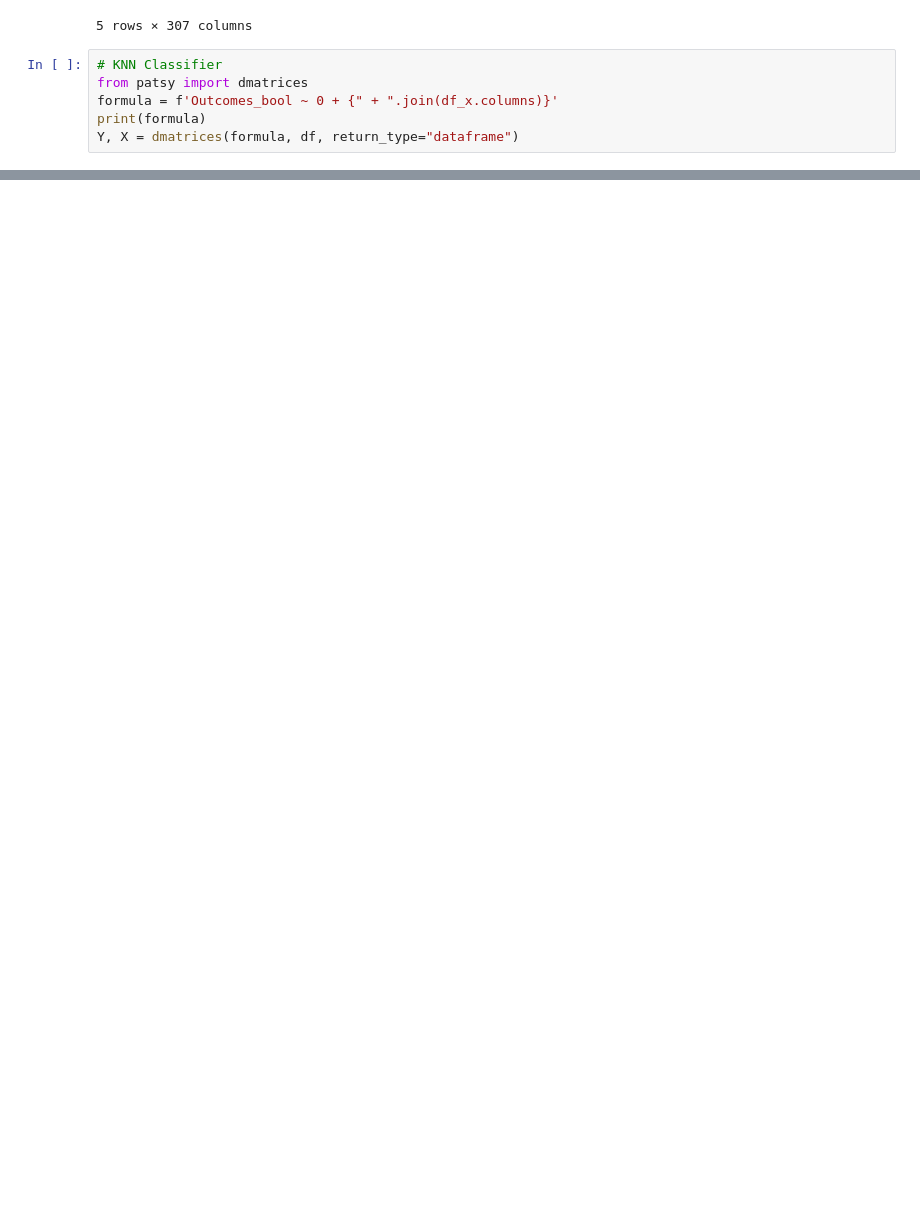
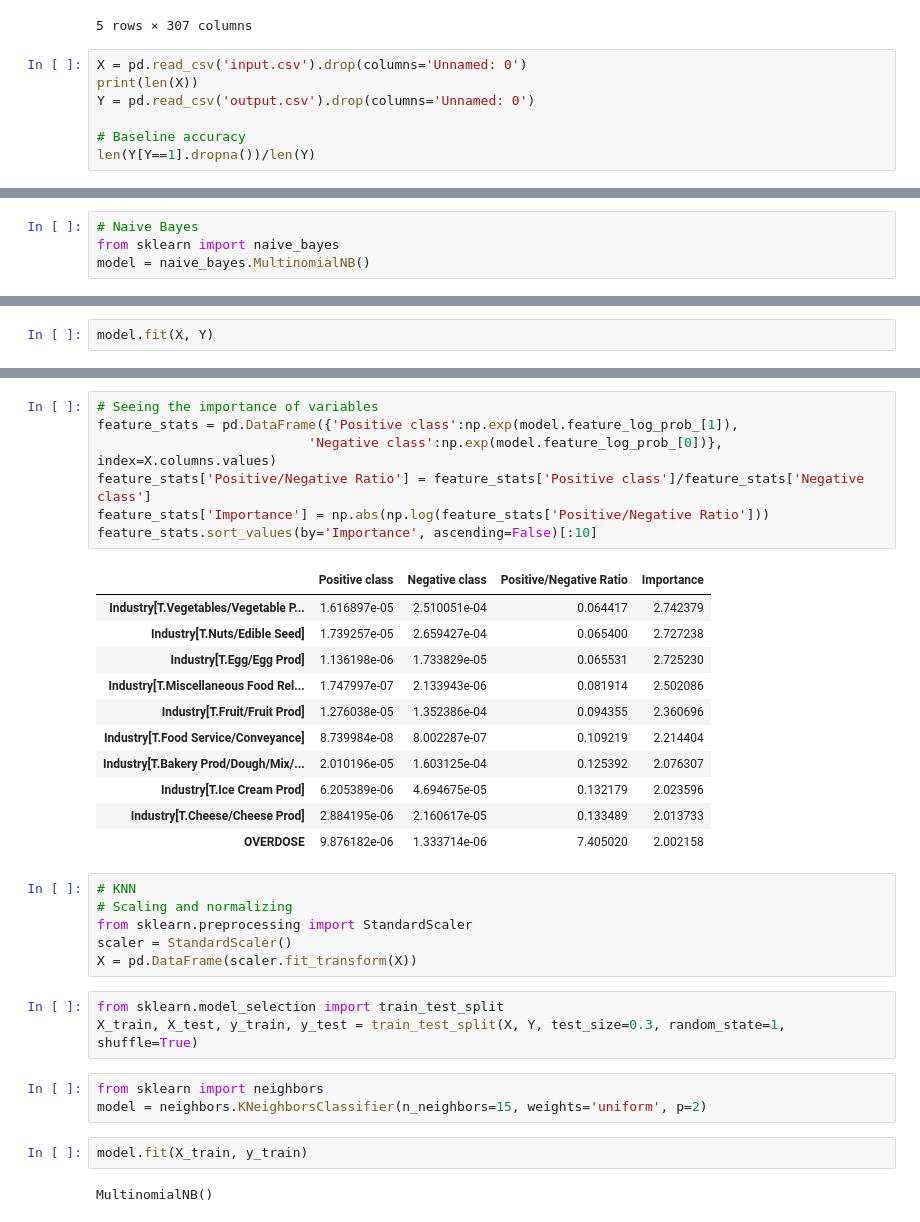
Before and after one commit to littlepham/Adverse-Food-Effects, a Jupyter notebook: Project Data Science Programming.ipynb, the cells around one changed output, grey strips where cells are left out. Cells and saved outputs as stored; diff of their text form; blank space fills up the shorter version.

Commit message:
Naive bayes and KNN

```diff
--- a/Project Data Science Programming.ipynb
+++ b/Project Data Science Programming.ipynb
@@ -390,9 +392,10 @@ df_x.head()
 | 4 | Suspect | ENFIMIL LIPIL BABY FORMULA | Baby Food Prod | NaN | 50.38559 | Female | 192 | 0.0 | ... |
 5 rows × 307 columns
 # %%
-# KNN Classifier
-from patsy import dmatrices
-formula = f'Outcomes_bool ~ 0 + {" + ".join(df_x.columns)}'
-print(formula)
-Y, X = dmatrices(formula, df, return_type="dataframe")
+X = pd.read_csv('input.csv').drop(columns='Unnamed: 0')
+print(len(X))
+Y = pd.read_csv('output.csv').drop(columns='Unnamed: 0')
+
+# Baseline accuracy
+len(Y[Y==1].dropna())/len(Y)
 # %% [output]
@@ -400,0 +404,4 @@ MemoryError: Unable to allocate 15.5 GiB for an array with shape (45683, 45682)
+# %%
+# Naive Bayes
+from sklearn import naive_bayes
+model = naive_bayes.MultinomialNB()
@@ -400,0 +411,2 @@ MemoryError: Unable to allocate 15.5 GiB for an array with shape (45683, 45682)
+# %%
+model.fit(X, Y)
@@ -400,0 +437,35 @@ MemoryError: Unable to allocate 15.5 GiB for an array with shape (45683, 45682)
+# %%
+# Seeing the importance of variables
+feature_stats = pd.DataFrame({'Positive class':np.exp(model.feature_log_prob_[1]),
+                           'Negative class':np.exp(model.feature_log_prob_[0])}, index=X.columns.values)
+feature_stats['Positive/Negative Ratio'] = feature_stats['Positive class']/feature_stats['Negative class']
+feature_stats['Importance'] = np.abs(np.log(feature_stats['Positive/Negative Ratio']))
+feature_stats.sort_values(by='Importance', ascending=False)[:10]
+# %% [output]
+|  | Positive class | Negative class | Positive/Negative Ratio | Importance |
+| Industry[T.Vegetables/Vegetable P... | 1.616897e-05 | 2.510051e-04 | 0.064417 | 2.742379 |
+| Industry[T.Nuts/Edible Seed] | 1.739257e-05 | 2.659427e-04 | 0.065400 | 2.727238 |
+| Industry[T.Egg/Egg Prod] | 1.136198e-06 | 1.733829e-05 | 0.065531 | 2.725230 |
+| Industry[T.Miscellaneous Food Rel... | 1.747997e-07 | 2.133943e-06 | 0.081914 | 2.502086 |
+| Industry[T.Fruit/Fruit Prod] | 1.276038e-05 | 1.352386e-04 | 0.094355 | 2.360696 |
+| Industry[T.Food Service/Conveyance] | 8.739984e-08 | 8.002287e-07 | 0.109219 | 2.214404 |
+| Industry[T.Bakery Prod/Dough/Mix/... | 2.010196e-05 | 1.603125e-04 | 0.125392 | 2.076307 |
+| Industry[T.Ice Cream Prod] | 6.205389e-06 | 4.694675e-05 | 0.132179 | 2.023596 |
+| Industry[T.Cheese/Cheese Prod] | 2.884195e-06 | 2.160617e-05 | 0.133489 | 2.013733 |
+| OVERDOSE | 9.876182e-06 | 1.333714e-06 | 7.405020 | 2.002158 |
+# %%
+# KNN
+# Scaling and normalizing
+from sklearn.preprocessing import StandardScaler
+scaler = StandardScaler()
+X = pd.DataFrame(scaler.fit_transform(X))
+# %%
+from sklearn.model_selection import train_test_split
+X_train, X_test, y_train, y_test = train_test_split(X, Y, test_size=0.3, random_state=1, shuffle=True)
+# %%
+from sklearn import neighbors
+model = neighbors.KNeighborsClassifier(n_neighbors=15, weights='uniform', p=2)
+# %%
+model.fit(X_train, y_train)
+# %% [output]
+MultinomialNB()
```
Also changed, not shown: parts of 16 cells of this notebook, 4 other files.
